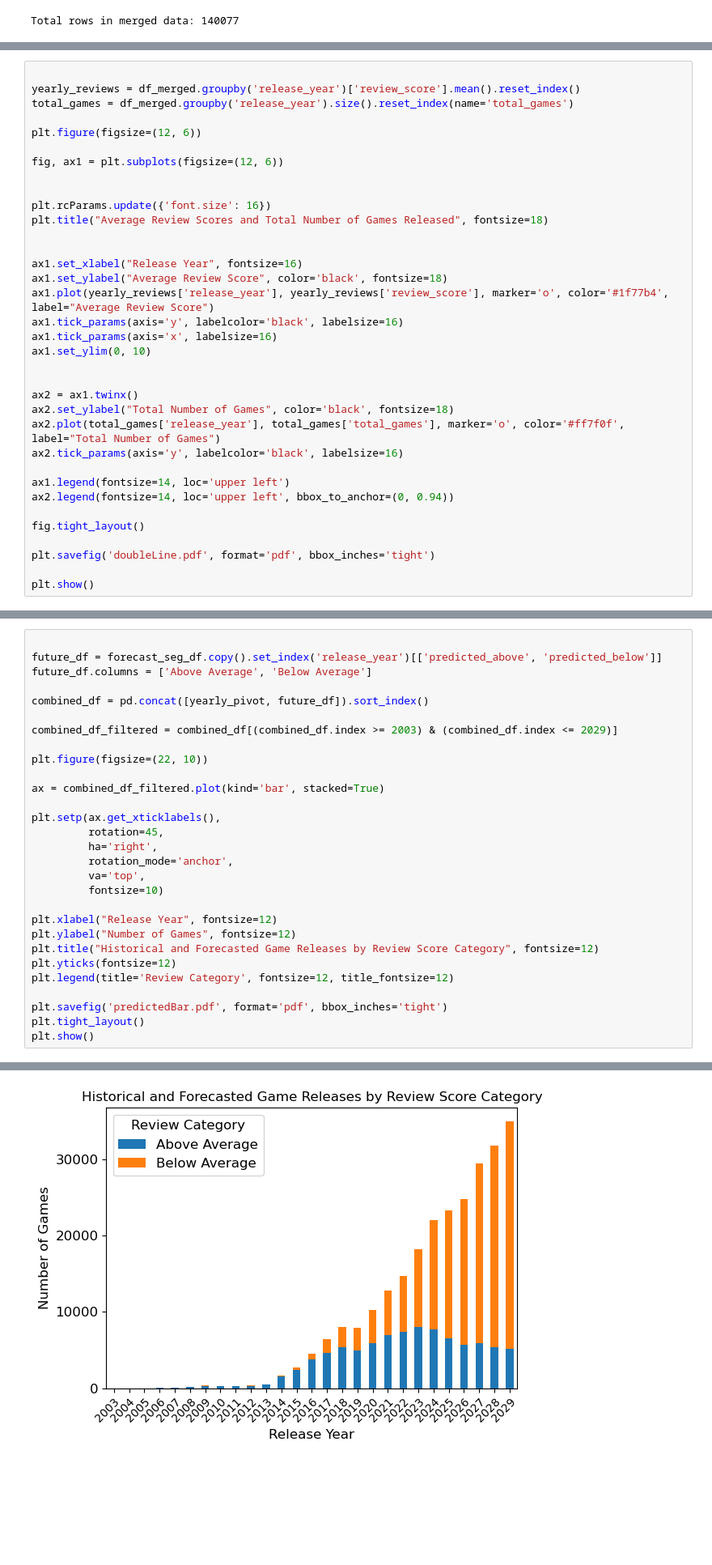
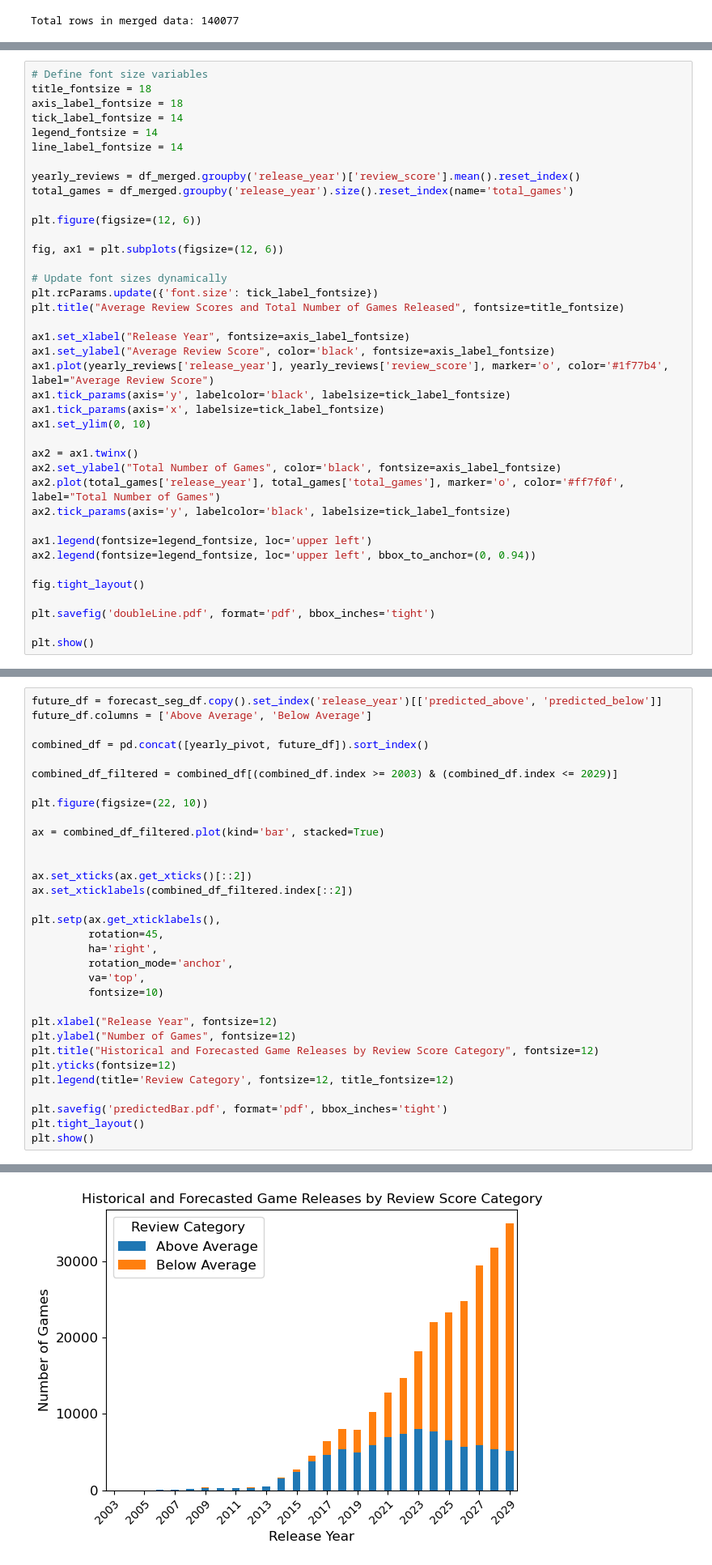
Before and after one commit to KianBahia/Steam-Data-Science-Report, a Jupyter notebook: attempt2.ipynb, the cells around one changed output, grey strips where cells are left out. Shown at 81% size. Drawn from its saved outputs; the diff is of its cells as text; blank space fills up the shorter version.

```diff
--- a/attempt2.ipynb
+++ b/attempt2.ipynb
@@ -196,6 +196,12 @@ display(yearly_pivot.head(30))
 | 2023 | 8073.0 | 10144.0 |
 | 2024 | 7728.0 | 14294.0 |
 # %%
+# Define font size variables
+title_fontsize = 18
+axis_label_fontsize = 18
+tick_label_fontsize = 14
+legend_fontsize = 14
+line_label_fontsize = 14
 
 yearly_reviews = df_merged.groupby('release_year')['review_score'].mean().reset_index()
 total_games = df_merged.groupby('release_year').size().reset_index(name='total_games')
@@ -204,26 +210,24 @@ plt.figure(figsize=(12, 6))
 
 fig, ax1 = plt.subplots(figsize=(12, 6))
 
+# Update font sizes dynamically
+plt.rcParams.update({'font.size': tick_label_fontsize})
+plt.title("Average Review Scores and Total Number of Games Released", fontsize=title_fontsize)
 
-plt.rcParams.update({'font.size': 16})
-plt.title("Average Review Scores and Total Number of Games Released", fontsize=18)
-
-
-ax1.set_xlabel("Release Year", fontsize=16)
-ax1.set_ylabel("Average Review Score", color='black', fontsize=18)
+ax1.set_xlabel("Release Year", fontsize=axis_label_fontsize)
+ax1.set_ylabel("Average Review Score", color='black', fontsize=axis_label_fontsize)
 ax1.plot(yearly_reviews['release_year'], yearly_reviews['review_score'], marker='o', color='#1f77b4', label="Average Review Score")
-ax1.tick_params(axis='y', labelcolor='black', labelsize=16)
-ax1.tick_params(axis='x', labelsize=16)
+ax1.tick_params(axis='y', labelcolor='black', labelsize=tick_label_fontsize)
+ax1.tick_params(axis='x', labelsize=tick_label_fontsize)
 ax1.set_ylim(0, 10)
 
+ax2 = ax1.twinx()
+ax2.set_ylabel("Total Number of Games", color='black', fontsize=axis_label_fontsize)
+ax2.plot(total_games['release_year'], total_games['total_games'], marker='o', color='#ff7f0f', label="Total Number of Games")
+ax2.tick_params(axis='y', labelcolor='black', labelsize=tick_label_fontsize)
 
-ax2 = ax1.twinx()
-ax2.set_ylabel("Total Number of Games", color='black', fontsize=18)
-ax2.plot(total_games['release_year'], total_games['total_games'], marker='o', color='#ff7f0f', label="Total Number of Games")
-ax2.tick_params(axis='y', labelcolor='black', labelsize=16)
-
-ax1.legend(fontsize=14, loc='upper left')
-ax2.legend(fontsize=14, loc='upper left', bbox_to_anchor=(0, 0.94))
+ax1.legend(fontsize=legend_fontsize, loc='upper left')
+ax2.legend(fontsize=legend_fontsize, loc='upper left', bbox_to_anchor=(0, 0.94))
 
 fig.tight_layout()
 
@@ -482,37 +490,40 @@ Adjusted Forecasted Counts and Percentages:
 3  83.163067
 4  85.272779
 # %%
-
 future_df = forecast_seg_df.copy().set_index('release_year')[['predicted_above', 'predicted_below']]
 future_df.columns = ['Above Average', 'Below Average']
 
 combined_df = pd.concat([yearly_pivot, future_df]).sort_index()
 
 combined_df_filtered = combined_df[(combined_df.index >= 2003) & (combined_df.index <= 2029)]
 
 plt.figure(figsize=(22, 10))
 
 ax = combined_df_filtered.plot(kind='bar', stacked=True)
+
+
+ax.set_xticks(ax.get_xticks()[::2])
+ax.set_xticklabels(combined_df_filtered.index[::2])
 
 plt.setp(ax.get_xticklabels(),
          rotation=45,
          ha='right',
          rotation_mode='anchor',
          va='top',
          fontsize=10)
 
 plt.xlabel("Release Year", fontsize=12)
 plt.ylabel("Number of Games", fontsize=12)
 plt.title("Historical and Forecasted Game Releases by Review Score Category", fontsize=12)
 plt.yticks(fontsize=12)
 plt.legend(title='Review Category', fontsize=12, title_fontsize=12)
 
 plt.savefig('predictedBar.pdf', format='pdf', bbox_inches='tight')
 plt.tight_layout()
 plt.show()
 # %% [output]
 <Figure size 2200x1000 with 0 Axes>
-[figure, old version]
+[figure, new version]
 # %%
 total_games_per_year = df_merged.groupby('release_year').size().rename('total_games')
 
```
Also changed, not shown: parts of 2 cells of this notebook, 3 other files.
